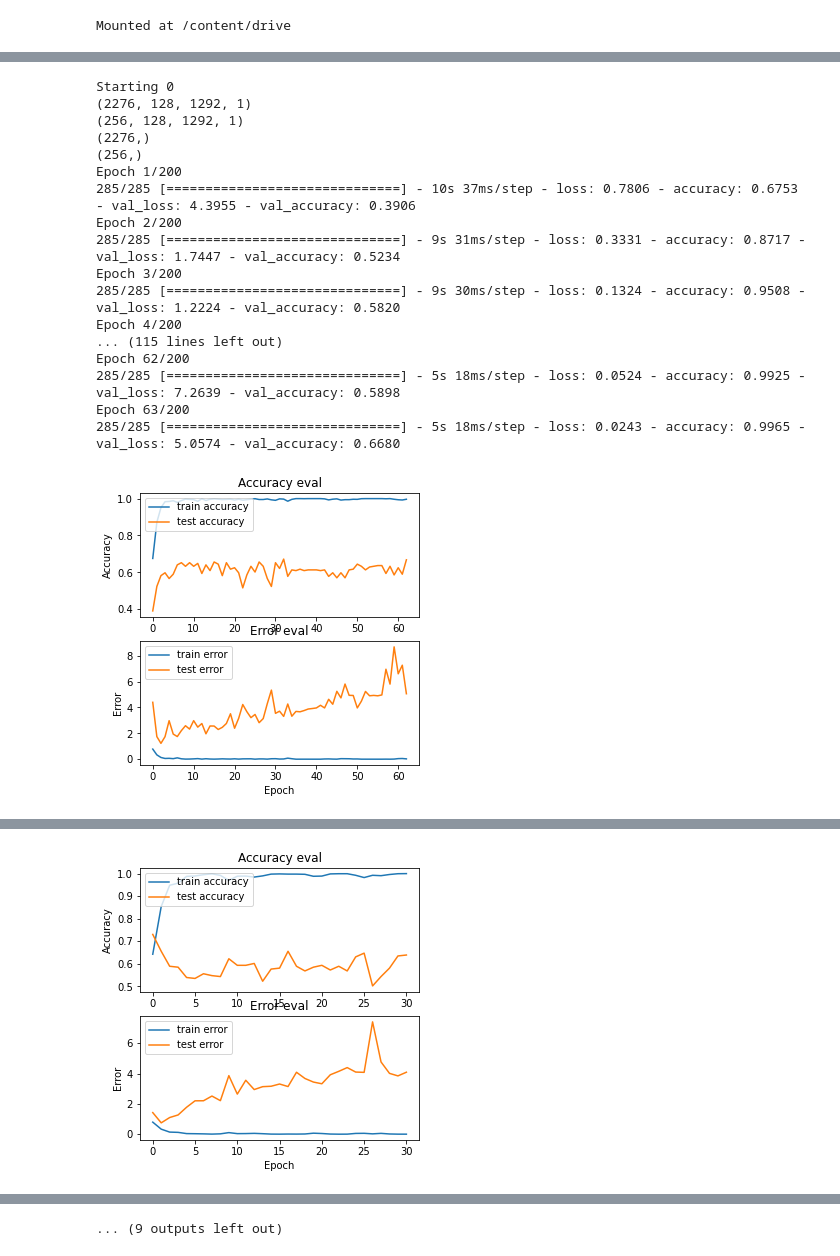
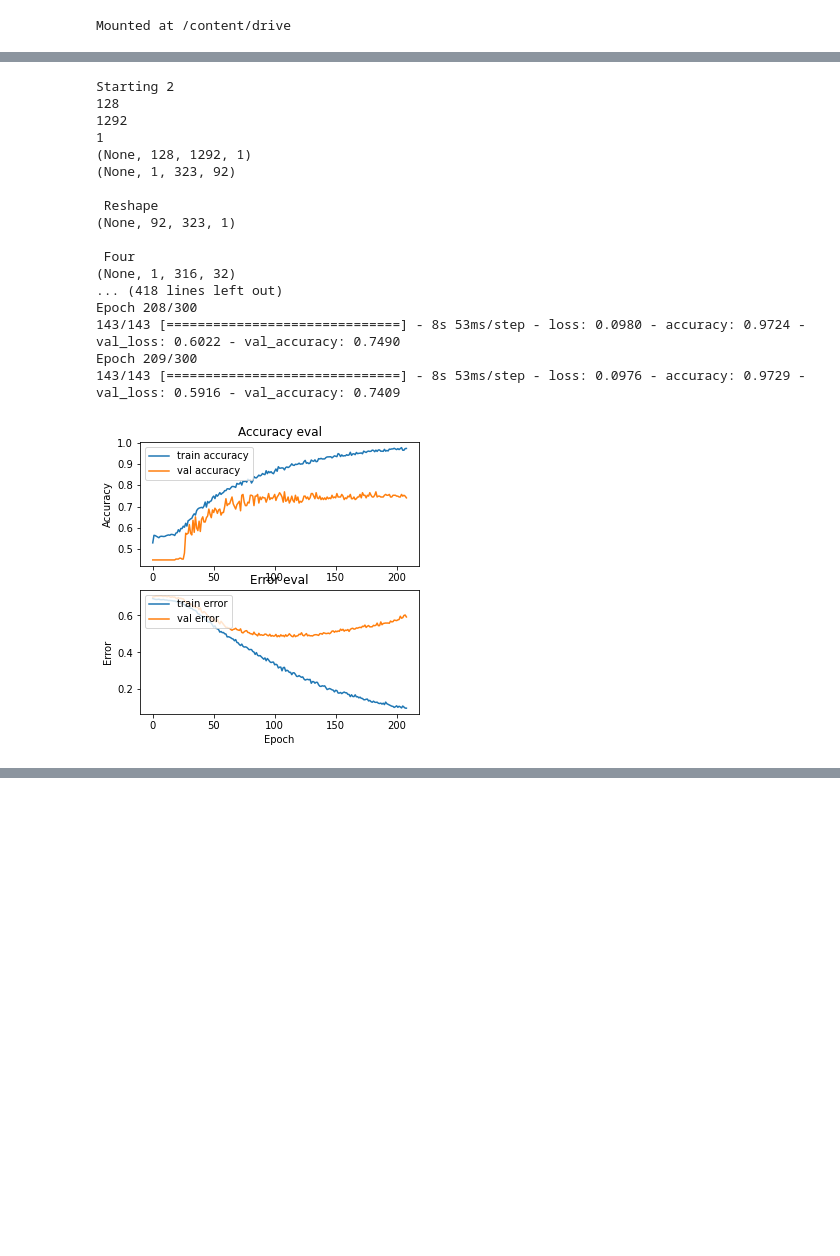
Before and after one commit to atjessehill/Thesis-Notebooks, a Jupyter notebook: Music_Classification.ipynb, the cells around one changed output, grey strips where cells are left out. Cells and saved outputs as stored; diff of their text form; code cells hidden in the pictures; blank space fills up the shorter version.

```diff
--- a/Music_Classification.ipynb
+++ b/Music_Classification.ipynb
@@ -226,18 +425,22 @@ def plot_history(history):
     plt.show()
 # %%
 def run_cnn(X_train, X_test, y_train, y_test):
+  print(X_train.shape[1])
+  print(X_train.shape[2])
+  print(X_train.shape[3])
+
   input_shape = (X_train.shape[1], X_train.shape[2], X_train.shape[3])
-  model = build_cnn_v2(input_shape)
-  optimizer = keras.optimizers.Adam(learning_rate=0.0001)
+  model = build_cnn_v5(input_shape)
+  optimizer = keras.optimizers.Adam(learning_rate=1e-5)
   model.compile(optimizer=optimizer, loss="sparse_categorical_crossentropy", metrics=['accuracy'])
   weights = os.path.join(BASE, 'Thesis', 'weights.h5')
-  callbacks = [keras.callbacks.EarlyStopping(monitor='val_accuracy', patience=30, min_delta=0, mode='max'), keras.callbacks.ModelCheckpoint(weights, monitor='val_accuracy', mode='max', save_best_only=True)]
+  callbacks = [keras.callbacks.EarlyStopping(monitor='val_accuracy', patience=100, min_delta=0, mode='max'), keras.callbacks.ModelCheckpoint(weights, monitor='val_accuracy', mode='max', save_best_only=True)]
 
-  history = model.fit(X_train, y_train, validation_data=(X_test, y_test), batch_size=8, epochs=200, callbacks=callbacks)
-
+  history = model.fit(X_train, y_train, validation_data=(X_test, y_test), batch_size=16, epochs=300, callbacks=callbacks)
+  m = max(history.history['val_accuracy'])
   plot_history(history)
   model.load_weights(weights)
-  return model
+  return model, m
 
 def run_lstm(X_train, X_test, y_train, y_test):
     input_shape = (X_train.shape[1], X_train.shape[2])
@@ -251,4 +451,0 @@ splits = load_splits()
-# %%
-dir = os.path.join(BASE, DATA_SAVE_PATH, 'Spectrograms_30sec', "*.npy")
-clipSections = len(glob.glob(dir))
-clipSections
@@ -256,0 +452,2 @@ clipSections
+# %%
+model = build_cnn_v5((128, 1292, 1))
@@ -257,6 +487,8 @@ clipSections
 # %%
+splits = load_splits()
 maxes = []
-for fold in range(0, 10):
+ensembleMax = []
+for fold in range(3, 10):
 
   testSamples = splits[fold]['test']
   trainLength = 0
@@ -333,54 +565,65 @@ for fold in range(0, 10):
   x_test = x_test[..., np.newaxis]
 
   print(f"Starting {fold}")
-  model = run_cnn(x_train, x_test, y_train, y_test)
+  model, m = run_cnn(x_train, x_test, y_train, y_test)
 
   # Ensemble voting
   start = 0
+  print(model.predict(x_test))
+  predictions = []
+  # sig_predictions = model.predict(x_test)
+  # for i in sig_predictions:
+  #   predictions.append(np.argmax(i[0][0]))
   predictions = np.argmax(model.predict(x_test), axis=1)
+
   ensemblePrediction = []
   for song in range(0, len(songClassification)):
     correct = 0
     incorrect = 0
-
+    # print(splits[fold]['test'][song])
+    print(y_test[start:start+songSections[song]])
+    print(predictions[start:start+songSections[song]])
     for i, j in zip(y_test[start:start+songSections[song]], predictions[start:start+songSections[song]]):
       if i==j==songClassification[song]:
         correct+=1
     # print(f"{correct} {songSections[song]}")
     start=start+songSections[song]
     ensemblePrediction.append(correct/songSections[song])
 
 
   correctPreds = 0
   incorrectPreds = 0
   for i in ensemblePrediction:
     if i >= .50:
       correctPreds+=1
     else:
       incorrectPreds+=1
 
+  maxes.append(m)
+  ensembleMax.append(correctPreds/(correctPreds+incorrectPreds))
+
   print(f"Correct Predictions: {correctPreds}, incorrect predictions: {incorrectPreds}")
 
   # maxes.append(m)
 # avg = sum(maxes)/len(maxes)
 # std = statistics.stdev(maxes)
 # print(f"AVG: {avg} STD: {std} ")
 # %% [output]
-Starting 0
-(2276, 128, 1292, 1)
-(256, 128, 1292, 1)
-(2276,)
-(256,)
-Epoch 1/200
-285/285 [==============================] - 10s 37ms/step - loss: 0.7806 - accuracy: 0.6753 - val_loss: 4.3955 - val_accuracy: 0.3906
-Epoch 2/200
-285/285 [==============================] - 9s 31ms/step - loss: 0.3331 - accuracy: 0.8717 - val_loss: 1.7447 - val_accuracy: 0.5234
-Epoch 3/200
-285/285 [==============================] - 9s 30ms/step - loss: 0.1324 - accuracy: 0.9508 - val_loss: 1.2224 - val_accuracy: 0.5820
-Epoch 4/200
-... (115 lines left out)
-Epoch 62/200
-285/285 [==============================] - 5s 18ms/step - loss: 0.0524 - accuracy: 0.9925 - val_loss: 7.2639 - val_accuracy: 0.5898
-Epoch 63/200
-285/285 [==============================] - 5s 18ms/step - loss: 0.0243 - accuracy: 0.9965 - val_loss: 5.0574 - val_accuracy: 0.6680
+Starting 2
+128
+1292
+1
+(None, 128, 1292, 1)
+(None, 1, 323, 92)
+
+ Reshape
+(None, 92, 323, 1)
+
+ Four
+(None, 1, 316, 32)
+... (418 lines left out)
+Epoch 208/300
+143/143 [==============================] - 8s 53ms/step - loss: 0.0980 - accuracy: 0.9724 - val_loss: 0.6022 - val_accuracy: 0.7490
+Epoch 209/300
+143/143 [==============================] - 8s 53ms/step - loss: 0.0976 - accuracy: 0.9729 - val_loss: 0.5916 - val_accuracy: 0.7409
-[figure, old version]
+[figure, new version]
@@ -404 +646,0 @@ Epoch 31/200
-[figure, removed]
@@ -477 +646,0 @@ Epoch 37/200
-... (9 outputs left out)
```
Also changed, not shown: parts of 14 cells of this notebook.
